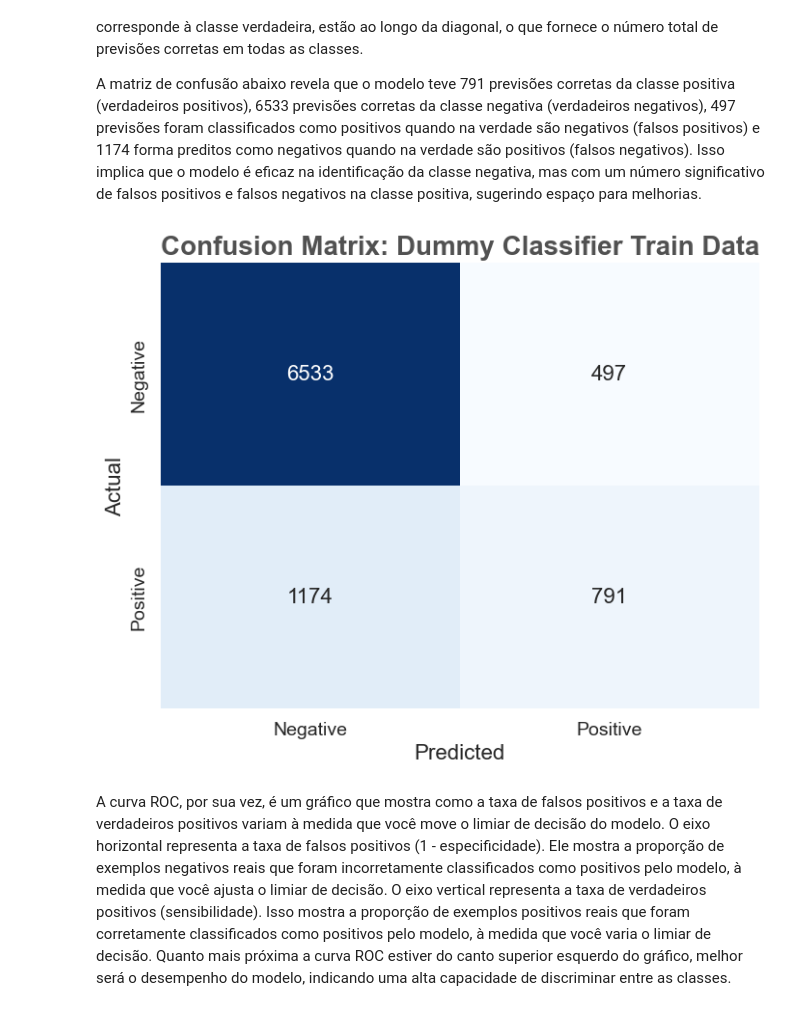
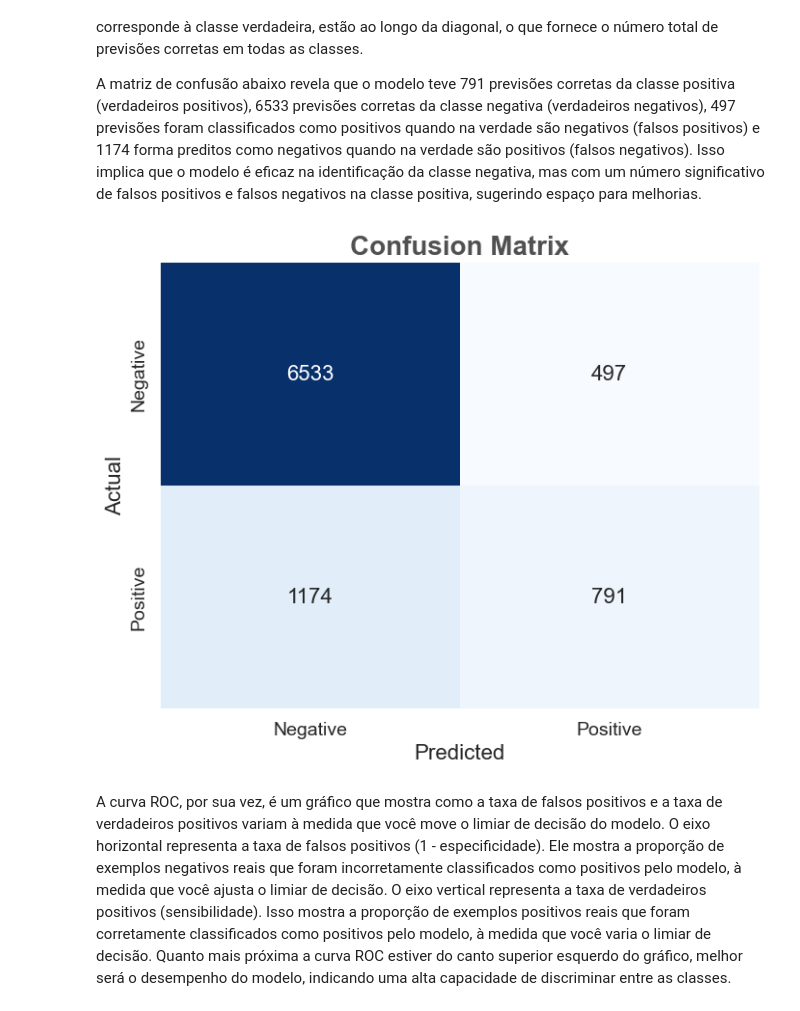
Before and after one commit to biancaportela/4intelligence, a Jupyter notebook: case_2/case.ipynb, the cells around one changed output. Cells and saved outputs as stored; diff of their text form; code cells hidden in the pictures.

```diff
--- a/case_2/case.ipynb
+++ b/case_2/case.ipynb
@@ -1068,21 +1068,21 @@ A matriz de confusão abaixo revela que o modelo teve 791 previsões corretas da
 # %%
 
 # Calcula a matriz de confusão
 
 confusion = confusion_matrix(y_test_preprocessed, y_pred)
 
 #grafico
 fig, ax = plt.subplots(figsize=(8, 6))
 sns.heatmap(confusion, annot=True, cmap='Blues', fmt='g', cbar=False, annot_kws={'fontsize': 16}, ax=ax)
-ax.set_title('Confusion Matrix: Dummy Classifier Train Data', size=20, alpha=0.8, weight='bold')
+ax.set_title('Confusion Matrix', size=20, alpha=0.8, weight='bold')
 ax.set_xlabel('Predicted', size=16)
 ax.set_ylabel('Actual', size=16)
 tick_labels = ['Negative', 'Positive']
 ax.set_xticklabels(tick_labels, fontsize=14)
 ax.set_yticklabels(tick_labels, fontsize=14)
 plt.show()
 # %% [output]
-[figure, old version]
+[figure, new version]
 # %% [markdown]
 A curva ROC, por sua vez, é um gráfico que mostra como a taxa de falsos positivos e a taxa de verdadeiros positivos variam à medida que você move o limiar de decisão do modelo. O eixo horizontal representa a taxa de falsos positivos (1 - especificidade). Ele mostra a proporção de exemplos negativos reais que foram incorretamente classificados como positivos pelo modelo, à medida que você ajusta o limiar de decisão. O eixo vertical representa a taxa de verdadeiros positivos (sensibilidade). Isso mostra a proporção de exemplos positivos reais que foram corretamente classificados como positivos pelo modelo, à medida que você varia o limiar de decisão.
 Quanto mais próxima a curva ROC estiver do canto superior esquerdo do gráfico, melhor será o desempenho do modelo, indicando uma alta capacidade de discriminar entre as classes.
```
